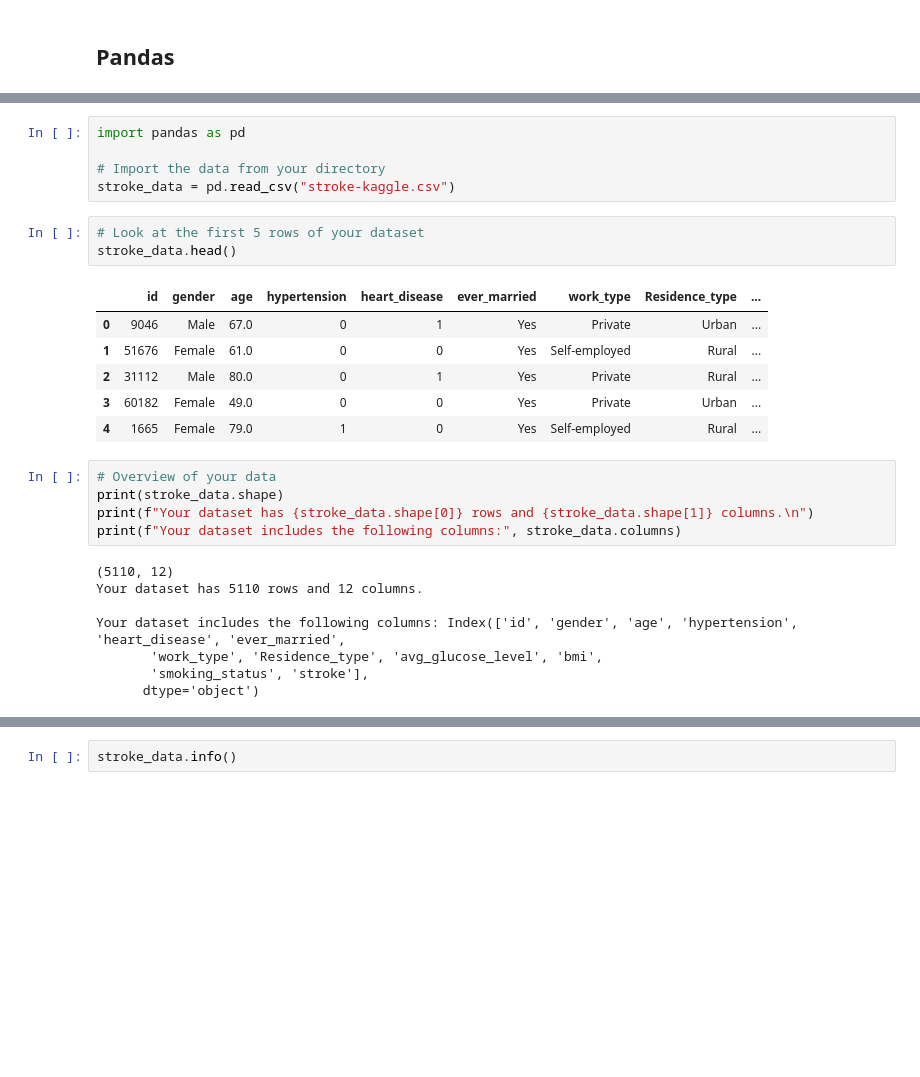
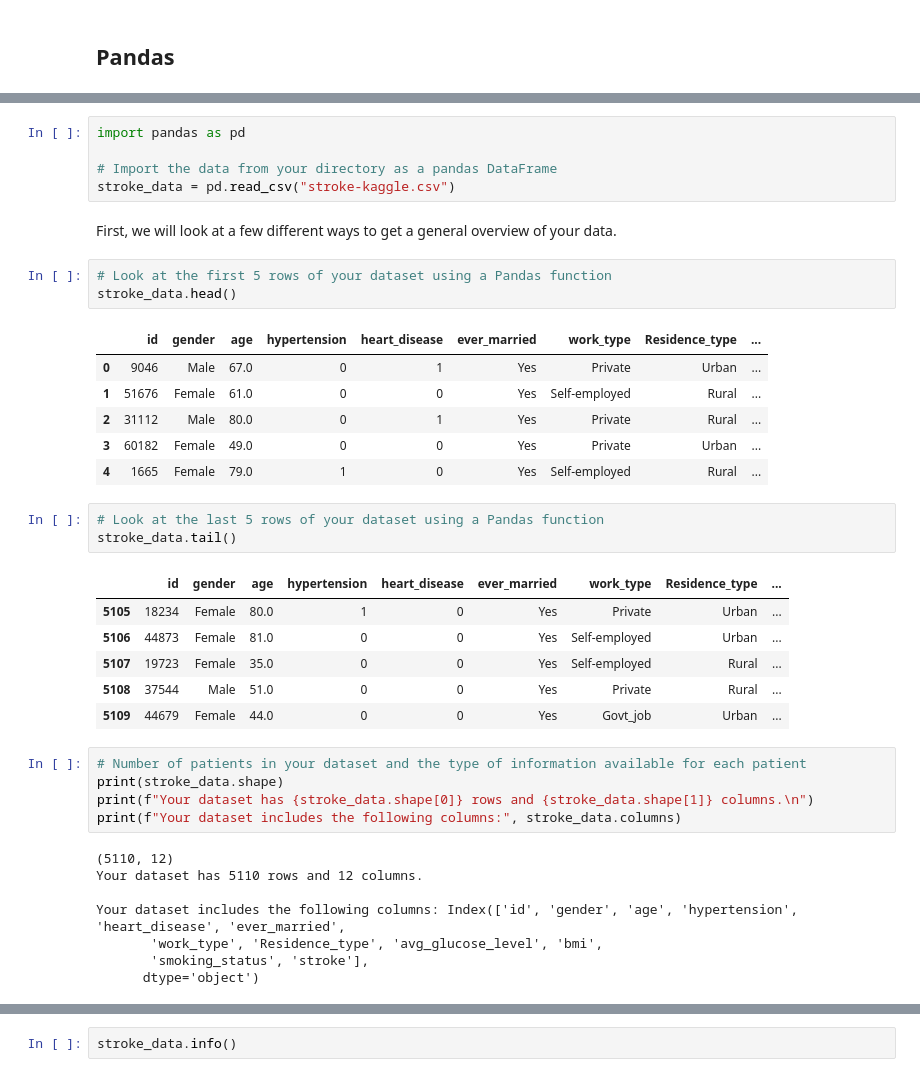
Before and after one commit to PennHealthX/python-med-crash-course, a Jupyter notebook: lesson_2/numerical_analysis_python.ipynb, the cells around one changed output, grey strips where cells are left out. Saved outputs shown, nothing was run; the diff lists cells and outputs as text; blank space fills up the shorter version.

```diff
--- a/lesson_2/numerical_analysis_python.ipynb
+++ b/lesson_2/numerical_analysis_python.ipynb
@@ -163,10 +181,12 @@ Patient 3 is deceased.
 # %%
 import pandas as pd
 
-# Import the data from your directory
+# Import the data from your directory as a pandas DataFrame
 stroke_data = pd.read_csv("stroke-kaggle.csv")
+# %% [markdown]
+First, we will look at a few different ways to get a general overview of your data.
 # %%
-# Look at the first 5 rows of your dataset
+# Look at the first 5 rows of your dataset using a Pandas function
 stroke_data.head()
 # %% [output]
 |  | id | gender | age | hypertension | heart_disease | ever_married | work_type | Residence_type | ... |
@@ -175,8 +195,18 @@ stroke_data.head()
 | 2 | 31112 | Male | 80.0 | 0 | 1 | Yes | Private | Rural | ... |
 | 3 | 60182 | Female | 49.0 | 0 | 0 | Yes | Private | Urban | ... |
 | 4 | 1665 | Female | 79.0 | 1 | 0 | Yes | Self-employed | Rural | ... |
+# %%
+# Look at the last 5 rows of your dataset using a Pandas function
+stroke_data.tail()
+# %% [output]
+|  | id | gender | age | hypertension | heart_disease | ever_married | work_type | Residence_type | ... |
+| 5105 | 18234 | Female | 80.0 | 1 | 0 | Yes | Private | Urban | ... |
+| 5106 | 44873 | Female | 81.0 | 0 | 0 | Yes | Self-employed | Urban | ... |
+| 5107 | 19723 | Female | 35.0 | 0 | 0 | Yes | Self-employed | Rural | ... |
+| 5108 | 37544 | Male | 51.0 | 0 | 0 | Yes | Private | Rural | ... |
+| 5109 | 44679 | Female | 44.0 | 0 | 0 | Yes | Govt_job | Urban | ... |
 # %%
-# Overview of your data
+# Number of patients in your dataset and the type of information available for each patient
 print(stroke_data.shape)
 print(f"Your dataset has {stroke_data.shape[0]} rows and {stroke_data.shape[1]} columns.\n")
 print(f"Your dataset includes the following columns:", stroke_data.columns)
```
Also changed, not shown: parts of 19 cells of this notebook.
